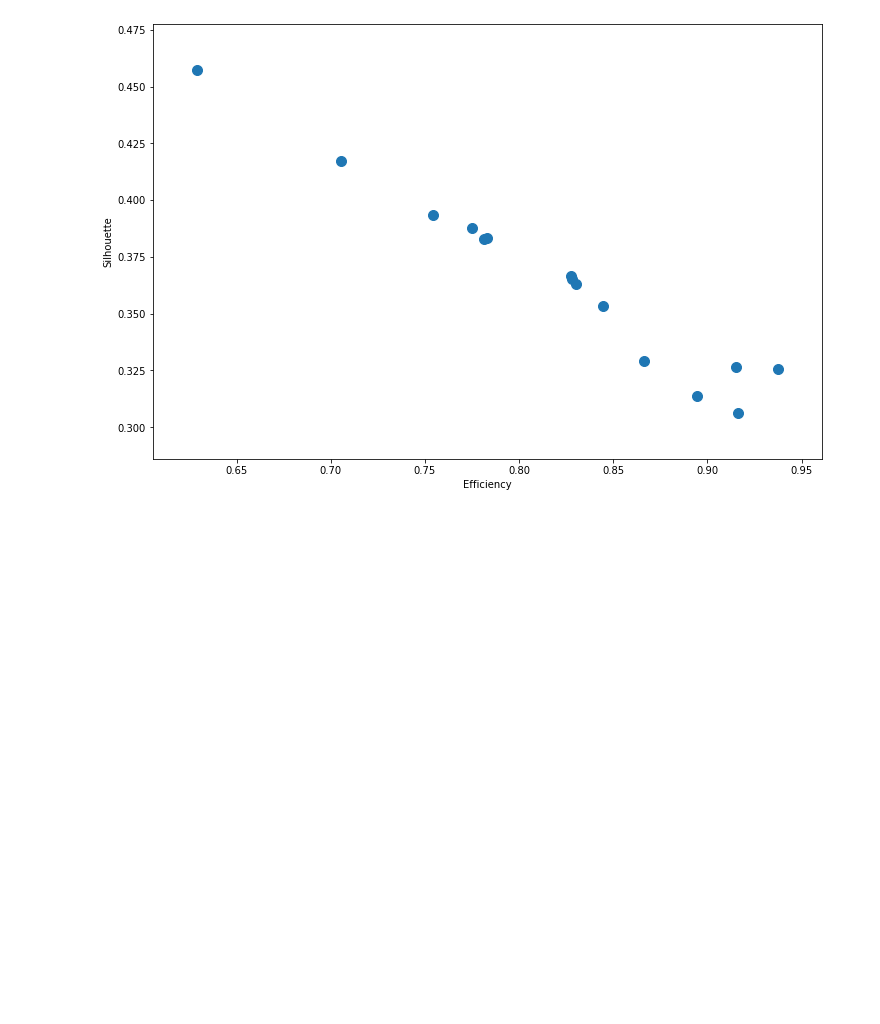
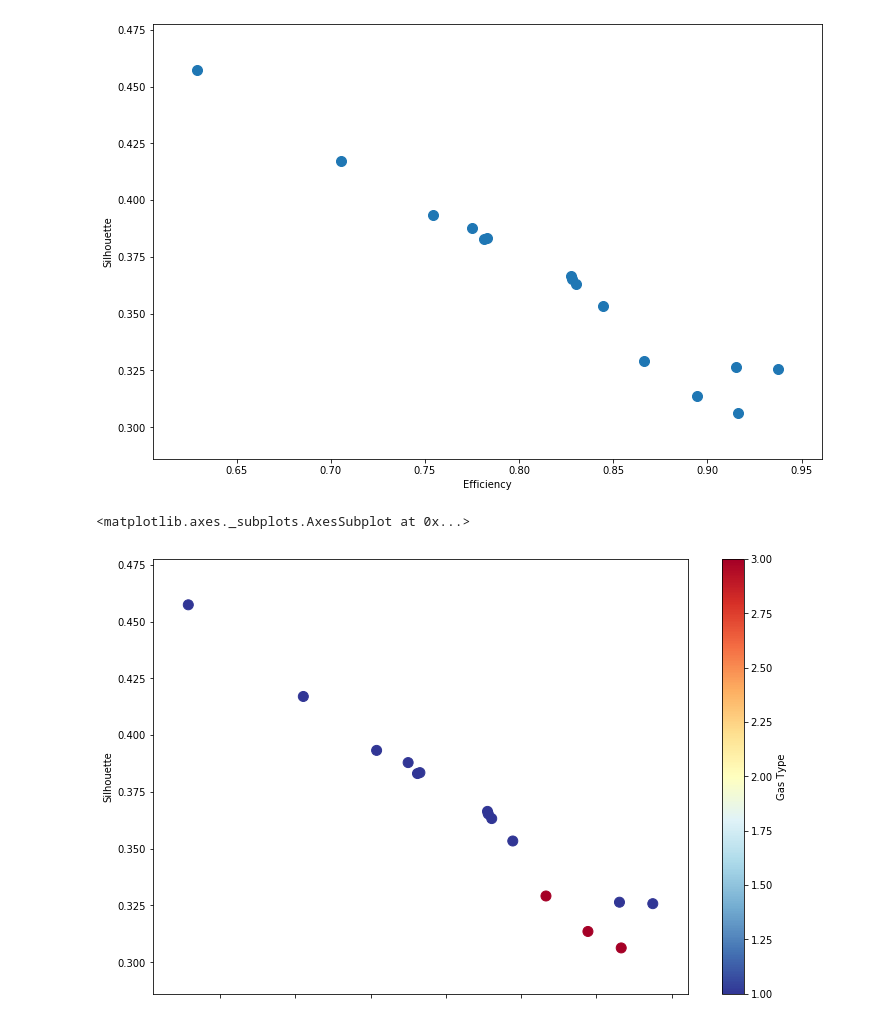
Before and after one commit to joshhooker/icSimulation, a Jupyter notebook: bayesian_optimization/exploreData.ipynb, the cells around one changed output. Saved outputs shown, nothing was run; the diff lists cells and outputs as text; code cells hidden in the pictures; blank space fills up the shorter version.

```diff
--- a/bayesian_optimization/exploreData.ipynb
+++ b/bayesian_optimization/exploreData.ipynb
@@ -79,3 +79,14 @@ top15.plot.scatter(figsize=(12,8),
 # %% [output]
 <matplotlib.axes._subplots.AxesSubplot at 0x...>
 [figure]
+# %%
+top15.plot.scatter(figsize=(12,8),
+                   x='Efficiency',
+                   y='Silhouette',
+                   s=100,
+                   c='Gas Type',
+                   colormap='RdYlBu_r'
+                  )
+# %% [output]
+<matplotlib.axes._subplots.AxesSubplot at 0x...>
+[figure, added]
```
Also changed, not shown: 7 other files.
